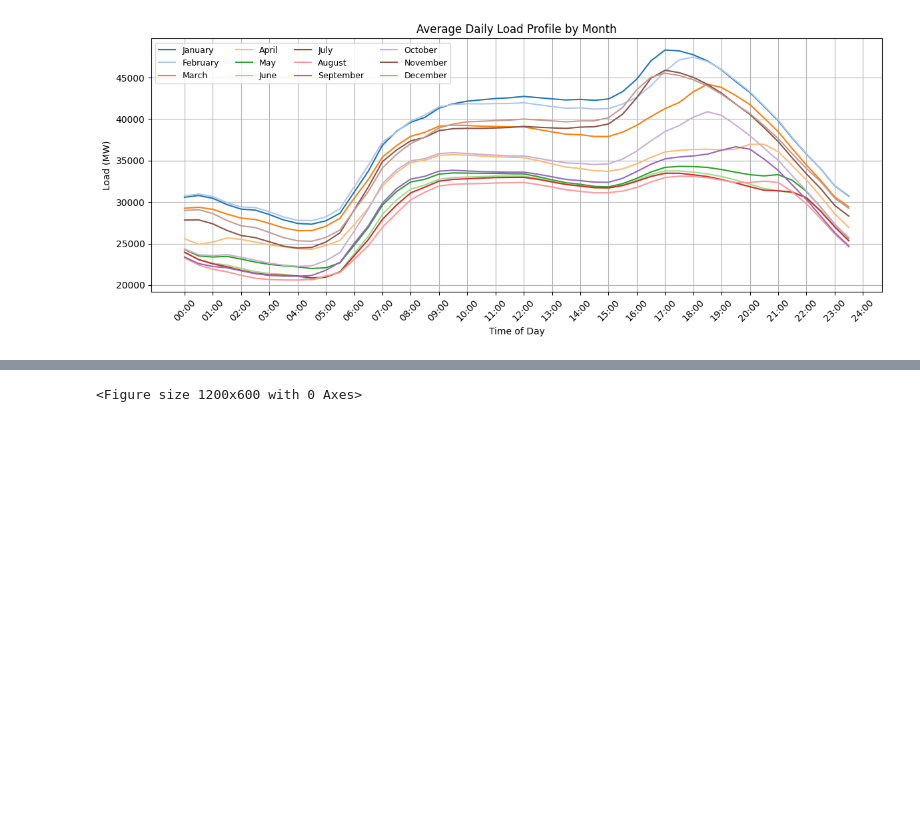
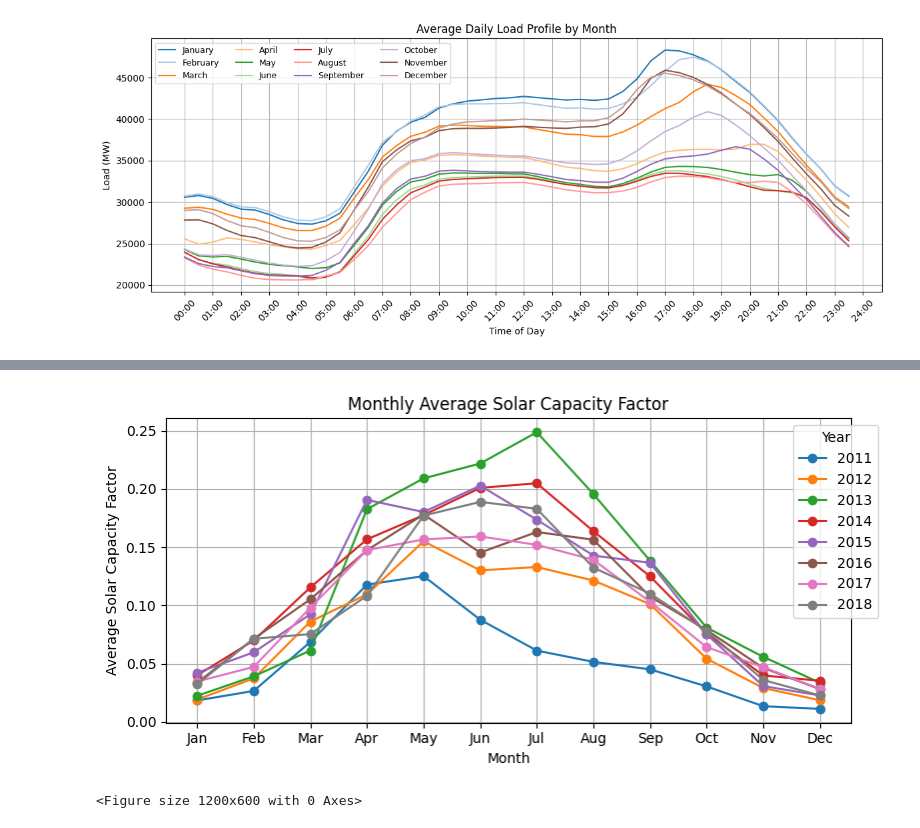
Before and after one commit to Antonin-MORENO/energy-forecasting-ml, a Jupyter notebook: notebooks/NESO_UK_Visualization.ipynb, the cells around one changed output, grey strips where cells are left out. Cells and saved outputs as stored; diff of their text form; code cells hidden in the pictures; blank space fills up the shorter version.

```diff
--- a/notebooks/NESO_UK_Visualization.ipynb
+++ b/notebooks/NESO_UK_Visualization.ipynb
@@ -132,2 +235,47 @@ plt.show()
+# %%
+# Calculate the solar capacity factor
+df['solar_capacity_factor'] = df['EMBEDDED_SOLAR_GENERATION'] / df['EMBEDDED_SOLAR_CAPACITY']
+
+# Group by year and month, then compute the average solar capacity factor for each group
+monthly_solar_cf = (
+    df.groupby(['year', 'month'])['solar_capacity_factor']
+    .mean()
+    .reset_index()
+)
+
+# Pivot the table so that each row is a month (1–12) and each column is a year
+pivot_solar_cf = monthly_solar_cf.pivot(
+    index='month',
+    columns='year',
+    values='solar_capacity_factor'
+)
+
+# Create a figure with a specified size
+plt.figure(figsize=(8, 4))
+
+# Plot one line per year, with markers at each month
+for year in pivot_solar_cf.columns:
+    plt.plot(
+        pivot_solar_cf.index,
+        pivot_solar_cf[year],
+        marker='o',
+        label=str(year)
+    )
+
+# Set the title and axis labels in English
+plt.title('Monthly Average Solar Capacity Factor')
+plt.xlabel('Month')
+plt.ylabel('Average Solar Capacity Factor')
+
+# Replace numeric month ticks (1–12) with their three-letter abbreviations
+plt.xticks(ticks=range(1, 13), labels=months_labels)
+
+# Add a legend titled 'Year'
+plt.legend(title='Year', bbox_to_anchor=(1.05, 1))
+plt.grid()
+plt.tight_layout()
+plt.show()
+# %% [output]
+[figure, added]
 # %%
 # Extract hour and weekday from the datetime index
```
Also changed, not shown: parts of 14 cells of this notebook.
